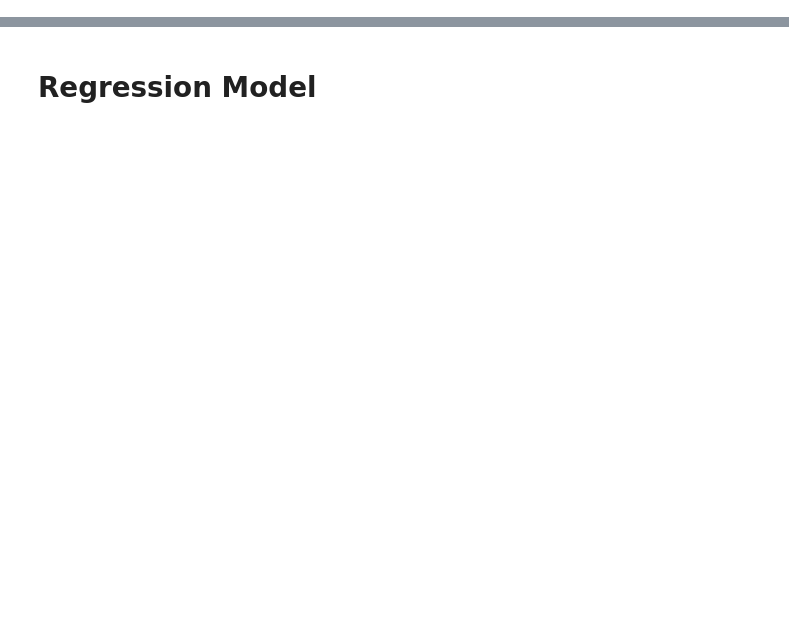
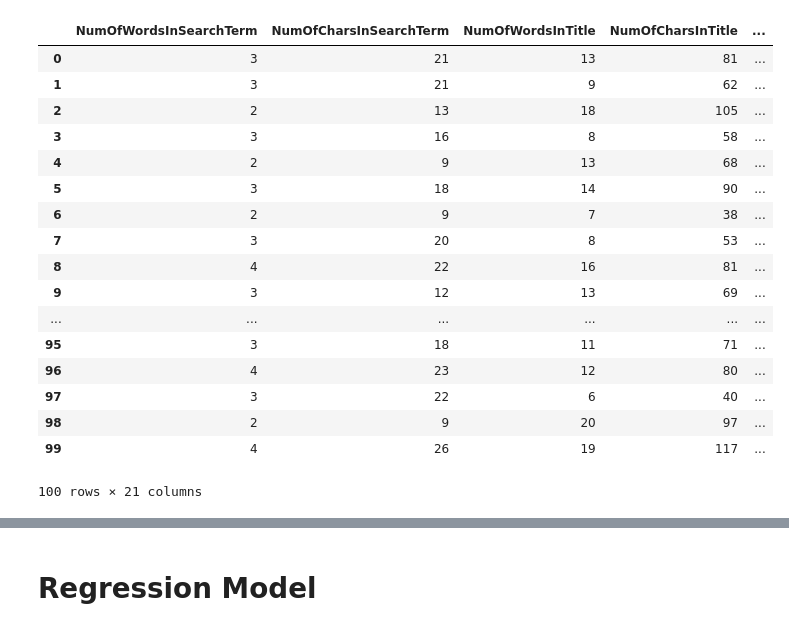
Before and after one commit to clementfung/machine-intelligence, a Jupyter notebook: experiment/feature-factory-explore.ipynb, the cells around one changed output, grey strips where cells are left out. Drawn from its saved outputs; the diff is of its cells as text; code cells hidden in the pictures; blank space fills up the shorter version.

```diff
--- a/experiment/feature-factory-explore.ipynb
+++ b/experiment/feature-factory-explore.ipynb
@@ -29,8 +34,6 @@ from feature_eng import FeatureFactory
 # %%
-df_train = pd.read_csv('../data/train_sample.csv', encoding='ISO-8859-1')
+
 # df_train = pd.read_csv('../data/train_joined.csv', encoding='ISO-8859-1')
 
 ff = FeatureFactory()
-df_train_feats = ff.apply_feature_eng(df_train)
-feature_columns = ff.get_feature_names()
-ff.get_feature_descriptions_map()
+df_train_feats = ff.apply_feature_eng(df_train, verbose=True)
@@ -45,3 +90,24 @@ plt.scatter(X[:,0], X[:,1], c = map(lambda x: colors[int(x)], Y))
+# %%
+df_train[feature_columns]
+# %% [output]
+|  | NumOfWordsInSearchTerm | NumOfCharsInSearchTerm | NumOfWordsInTitle | NumOfCharsInTitle | ... |
+| 0 | 3 | 21 | 13 | 81 | ... |
+| 1 | 3 | 21 | 9 | 62 | ... |
+| 2 | 2 | 13 | 18 | 105 | ... |
+| 3 | 3 | 16 | 8 | 58 | ... |
+| 4 | 2 | 9 | 13 | 68 | ... |
+| 5 | 3 | 18 | 14 | 90 | ... |
+| 6 | 2 | 9 | 7 | 38 | ... |
+| 7 | 3 | 20 | 8 | 53 | ... |
+| 8 | 4 | 22 | 16 | 81 | ... |
+| 9 | 3 | 12 | 13 | 69 | ... |
+| ... | ... | ... | ... | ... | ... |
+| 95 | 3 | 18 | 11 | 71 | ... |
+| 96 | 4 | 23 | 12 | 80 | ... |
+| 97 | 3 | 22 | 6 | 40 | ... |
+| 98 | 2 | 9 | 20 | 97 | ... |
+| 99 | 4 | 26 | 19 | 117 | ... |
+100 rows × 21 columns
 # %%
 from sklearn.decomposition import pca
 
```
Also changed, not shown: parts of 6 cells of this notebook, 5 other files.
